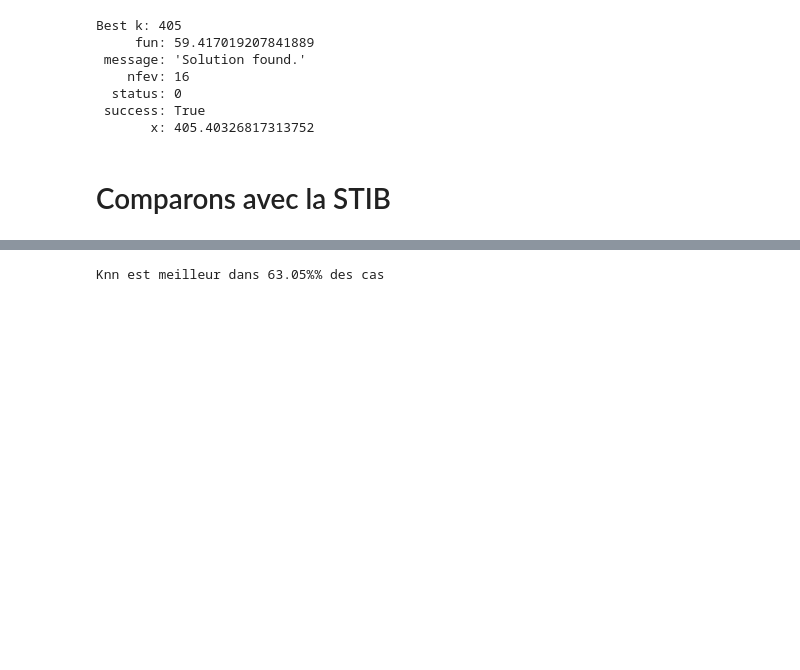
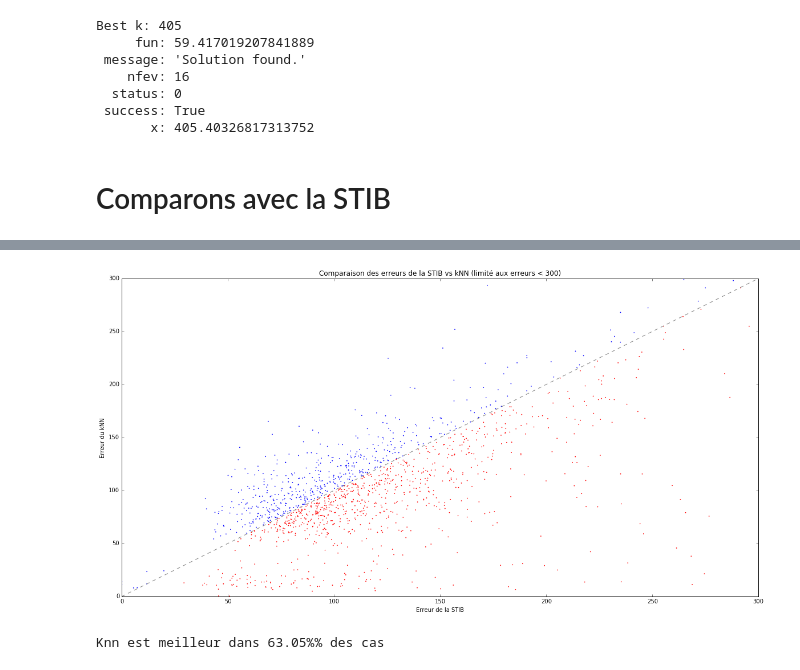
Before and after one commit to C4ptainCrunch/info-f-308, a Jupyter notebook: recherche/metrics.ipynb, the cells around one changed output, grey strips where cells are left out. Saved outputs shown, nothing was run; the diff lists cells and outputs as text; code cells hidden in the pictures; blank space fills up the shorter version.

```diff
--- a/recherche/metrics.ipynb
+++ b/recherche/metrics.ipynb
@@ -250,3 +250,15 @@ plt.ylim(ymin=0);
+# %%
+colors = ["red" if k < s else "blue" for s, k in zip(stib_errors, knn_errors)]
+plt.scatter(stib_errors, knn_errors, s=3, c=colors, edgecolors='none')
+m = min(max(stib_errors), max(knn_errors))
+plt.plot([0, m], [0, m], linestyle="dashed", color="gray")
+plt.title("Comparaison des erreurs de la STIB vs kNN (limité aux erreurs < 300)")
+plt.xlabel("Erreur de la STIB")
+plt.ylabel("Erreur du kNN")
+plt.xlim(0,300)
+plt.ylim(0,300);
+# %% [output]
+[figure, added]
 # %%
 knn_better = [k < s for s, k in zip(stib_errors, knn_errors)]
 
```
Also changed, not shown: parts of 6 cells of this notebook.
